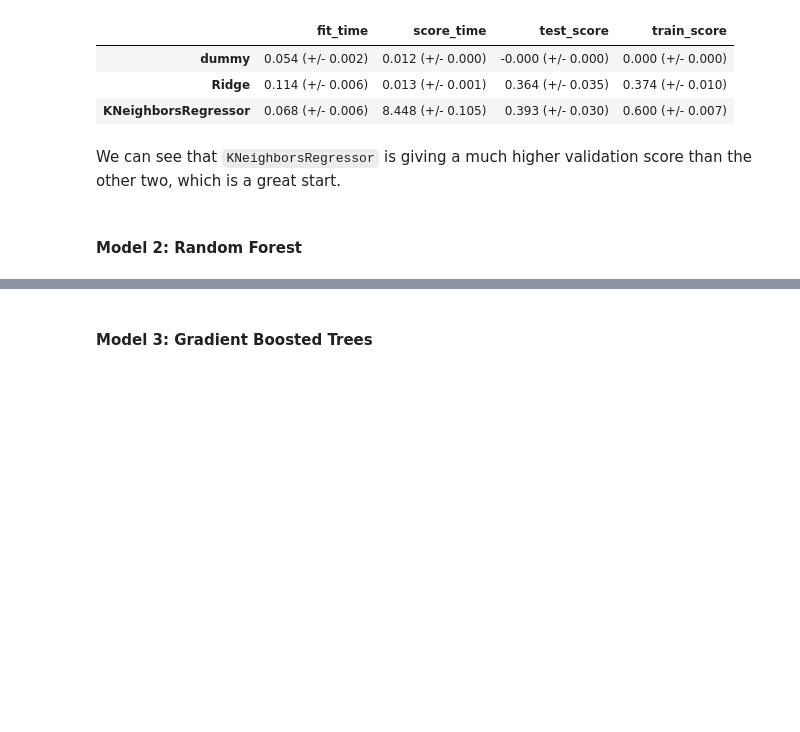
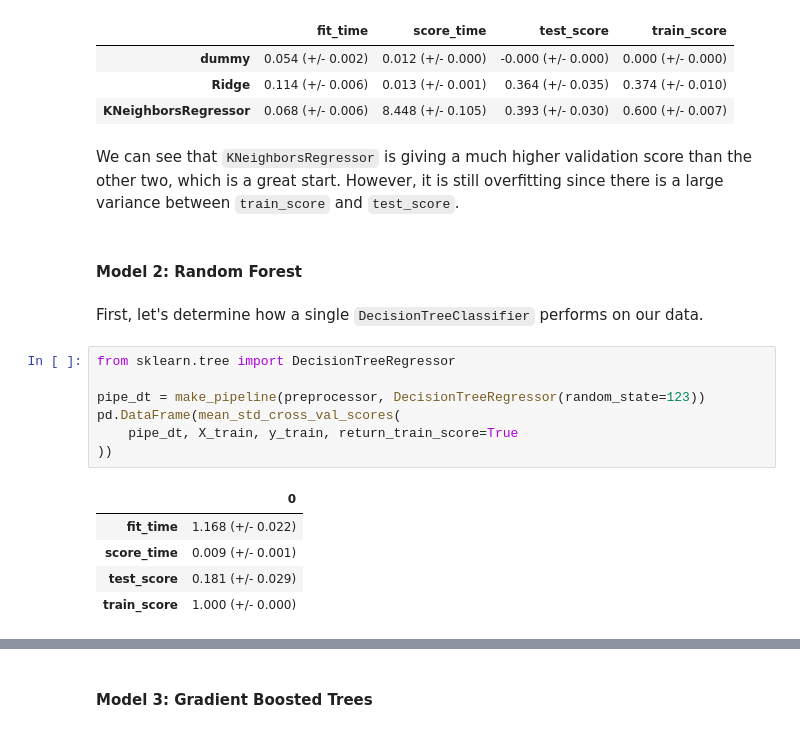
Before and after one commit to vivaanjhaveri/nyc-airbnb-reviews-regression, a Jupyter notebook: hw5.ipynb, the cells around one changed output, grey strips where cells are left out. Cells and saved outputs as stored; diff of their text form; blank space fills up the shorter version.

```diff
--- a/hw5.ipynb
+++ b/hw5.ipynb
@@ -759,6 +759,21 @@ pd.DataFrame(results_dict).T
 | Ridge | 0.114 (+/- 0.006) | 0.013 (+/- 0.001) | 0.364 (+/- 0.035) | 0.374 (+/- 0.010) |
 | KNeighborsRegressor | 0.068 (+/- 0.006) | 8.448 (+/- 0.105) | 0.393 (+/- 0.030) | 0.600 (+/- 0.007) |
 # %% [markdown]
-We can see that `KNeighborsRegressor` is giving a much higher validation score than the other two, which is a great start.
+We can see that `KNeighborsRegressor` is giving a much higher validation score than the other two, which is a great start. However, it is still overfitting since there is a large variance between `train_score` and `test_score`.
 # %% [markdown]
 #### Model 2: Random Forest
+# %% [markdown]
+First, let's determine how a single `DecisionTreeClassifier` performs on our data.
+# %%
+from sklearn.tree import DecisionTreeRegressor
+
+pipe_dt = make_pipeline(preprocessor, DecisionTreeRegressor(random_state=123))
+pd.DataFrame(mean_std_cross_val_scores(
+    pipe_dt, X_train, y_train, return_train_score=True
+))
+# %% [output]
+|  | 0 |
+| fit_time | 1.168 (+/- 0.022) |
+| score_time | 0.009 (+/- 0.001) |
+| test_score | 0.181 (+/- 0.029) |
+| train_score | 1.000 (+/- 0.000) |
```
Also changed, not shown: parts of 4 cells of this notebook.
